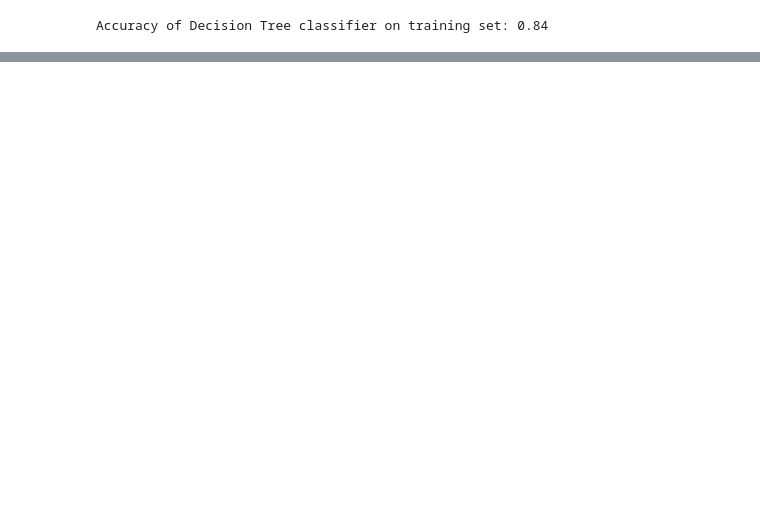
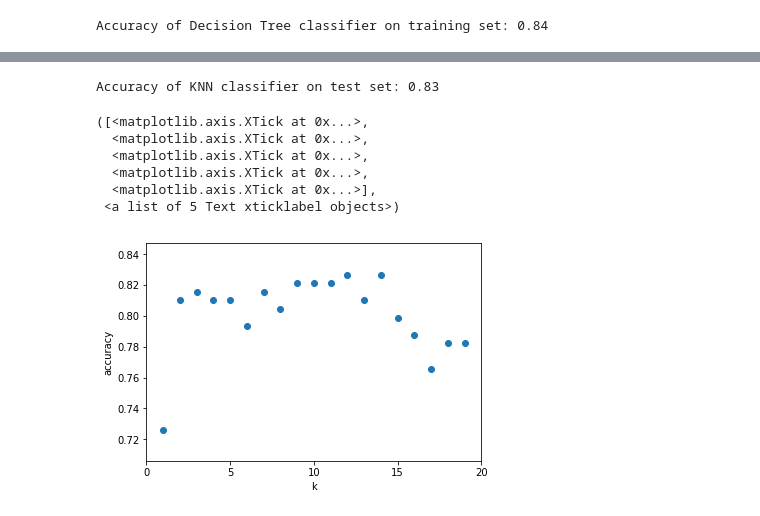
Before and after one commit to StevenGaris/ds-methodologies-exercises, a Jupyter notebook: classification/model.ipynb, the cells around one changed output, grey strips where cells are left out. Drawn from its saved outputs; the diff is of its cells as text; code cells hidden in the pictures; blank space fills up the shorter version.

```diff
--- a/classification/model.ipynb
+++ b/classification/model.ipynb
@@ -349,0 +333,5 @@ Accuracy of Decision Tree classifier on test set: 0.83
+# %%
+knn = KNeighborsClassifier(n_neighbors=12, weights='uniform')
+knn_fit = knn.fit(train_X_Titanic, train_y_Titanic)
+y_pred_knn = knn.predict(train_X_Titanic)
+y_pred_knn[:5]
@@ -349,0 +370,27 @@ Accuracy of Decision Tree classifier on test set: 0.83
+# %%
+print('Accuracy of KNN classifier on test set: {:.2f}'
+     .format(knn.score(test_X_Titanic, test_y_Titanic)))
+# %% [output]
+Accuracy of KNN classifier on test set: 0.83
+# %%
+
+import matplotlib.pyplot as plt
+k_range = range(1, 20)
+scores = []
+for k in k_range:
+    knn = KNeighborsClassifier(n_neighbors = k)
+    knn.fit(train_X_Titanic, train_y_Titanic)
+    scores.append(knn.score(test_X_Titanic, test_y_Titanic))
+plt.figure()
+plt.xlabel('k')
+plt.ylabel('accuracy')
+plt.scatter(k_range, scores)
+plt.xticks([0,5,10,15,20])
+# %% [output]
+([<matplotlib.axis.XTick at 0x...>,
+  <matplotlib.axis.XTick at 0x...>,
+  <matplotlib.axis.XTick at 0x...>,
+  <matplotlib.axis.XTick at 0x...>,
+  <matplotlib.axis.XTick at 0x...>],
+ <a list of 5 Text xticklabel objects>)
+[figure, added]
```
Also changed, not shown: parts of 48 cells of this notebook, 5 other files.
